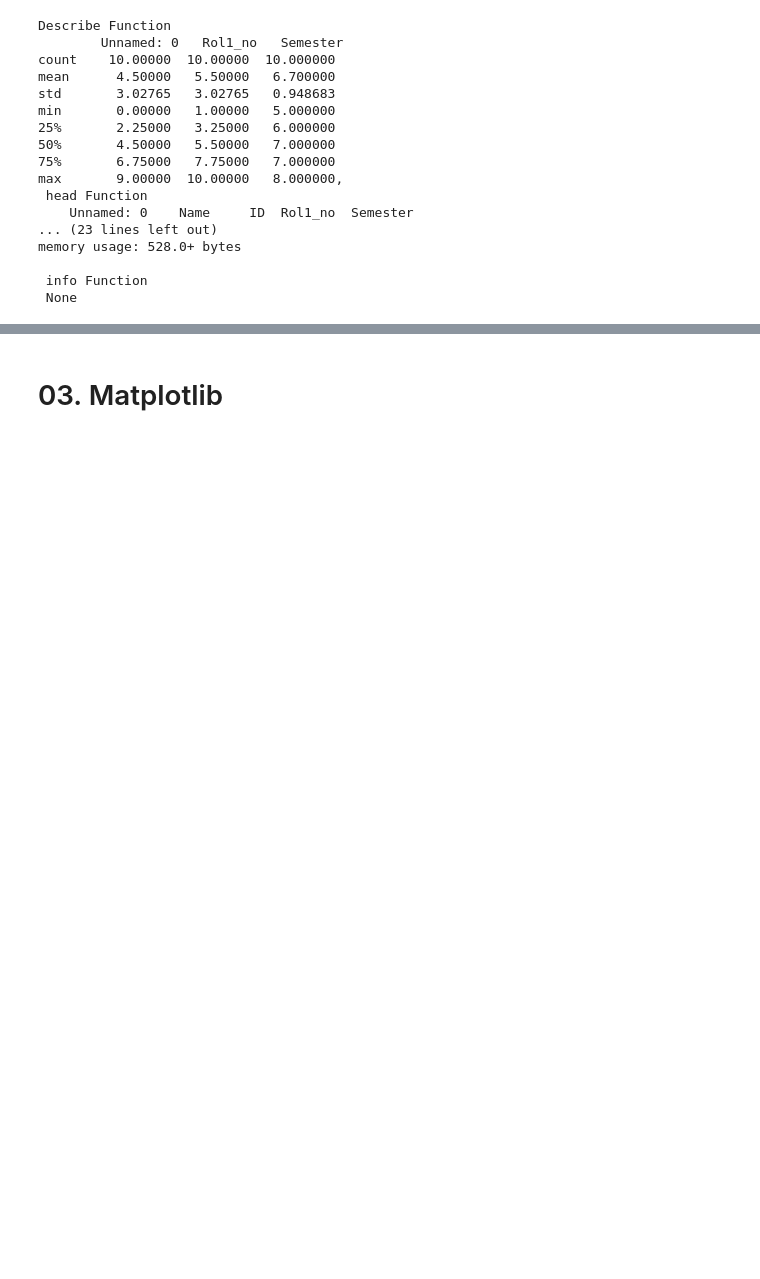
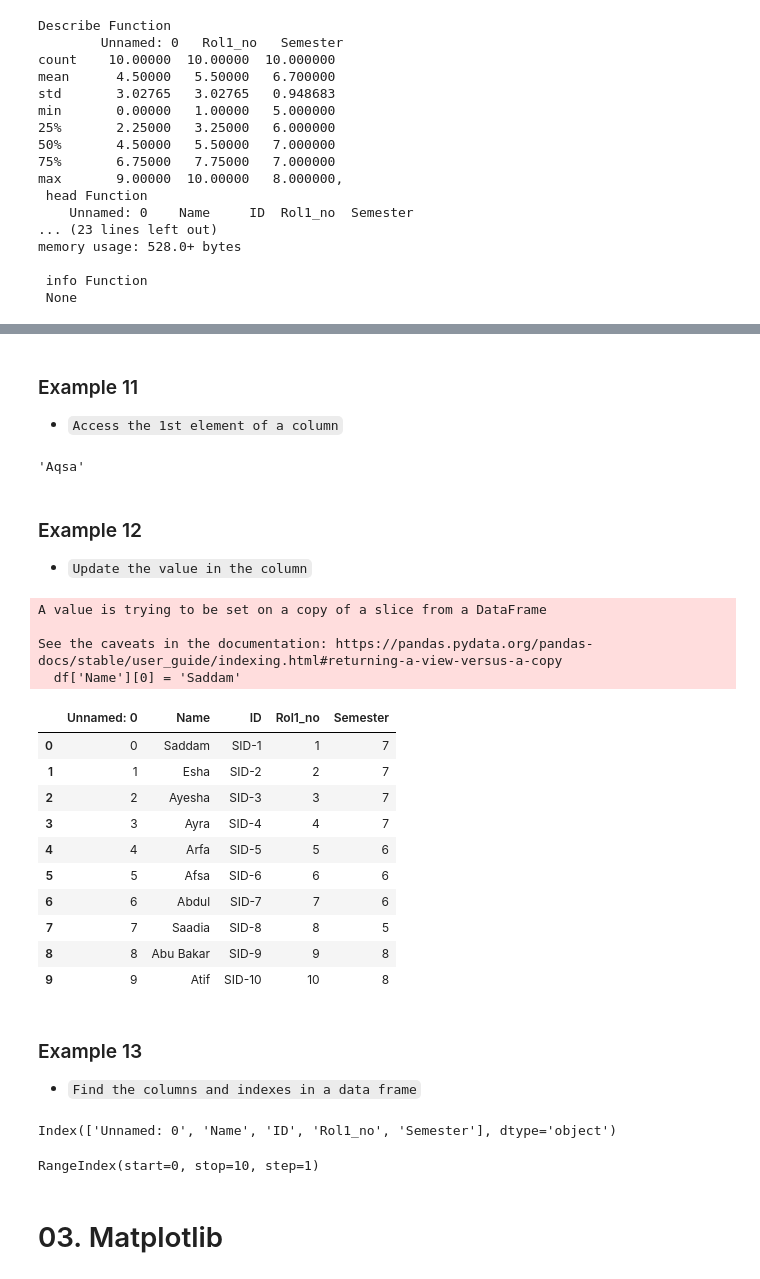
Before and after one commit to ZiaUrRehman-bit/Python-Course-For-Biginners, a Jupyter notebook: 02 Numpy Pandas Matplotlib.ipynb, the cells around one changed output, grey strips where cells are left out. Drawn from its saved outputs; the diff is of its cells as text; code cells hidden in the pictures; blank space fills up the shorter version.

```diff
--- a/02 Numpy Pandas Matplotlib.ipynb
+++ b/02 Numpy Pandas Matplotlib.ipynb
@@ -796,2 +816,43 @@ memory usage: 528.0+ bytes
+# %% [markdown]
+### Example 11
+- `Access the 1st element of a column`
+# %%
+
+df['Name'][0]
+# %% [output]
+'Aqsa'
+# %% [markdown]
+### Example 12
+- `Update the value in the column`
+# %%
+df['Name'][0] = 'Saddam'
+df
+# %% [output]
+A value is trying to be set on a copy of a slice from a DataFrame
+
+See the caveats in the documentation: https://pandas.pydata.org/pandas-docs/stable/user_guide/indexing.html#returning-a-view-versus-a-copy
+  df['Name'][0] = 'Saddam'
+|  | Unnamed: 0 | Name | ID | Rol1_no | Semester |
+| 0 | 0 | Saddam | SID-1 | 1 | 7 |
+| 1 | 1 | Esha | SID-2 | 2 | 7 |
+| 2 | 2 | Ayesha | SID-3 | 3 | 7 |
+| 3 | 3 | Ayra | SID-4 | 4 | 7 |
+| 4 | 4 | Arfa | SID-5 | 5 | 6 |
+| 5 | 5 | Afsa | SID-6 | 6 | 6 |
+| 6 | 6 | Abdul | SID-7 | 7 | 6 |
+| 7 | 7 | Saadia | SID-8 | 8 | 5 |
+| 8 | 8 | Abu Bakar | SID-9 | 9 | 8 |
+| 9 | 9 | Atif | SID-10 | 10 | 8 |
+# %% [markdown]
+### Example 13
+- `Find the columns and indexes in a data frame`
+# %%
+df.columns
+# %% [output]
+Index(['Unnamed: 0', 'Name', 'ID', 'Rol1_no', 'Semester'], dtype='object')
+# %%
+df.index
+# %% [output]
+RangeIndex(start=0, stop=10, step=1)
 # %% [markdown]
 # 03. Matplotlib
```
Also changed, not shown: parts of 4 cells of this notebook.
